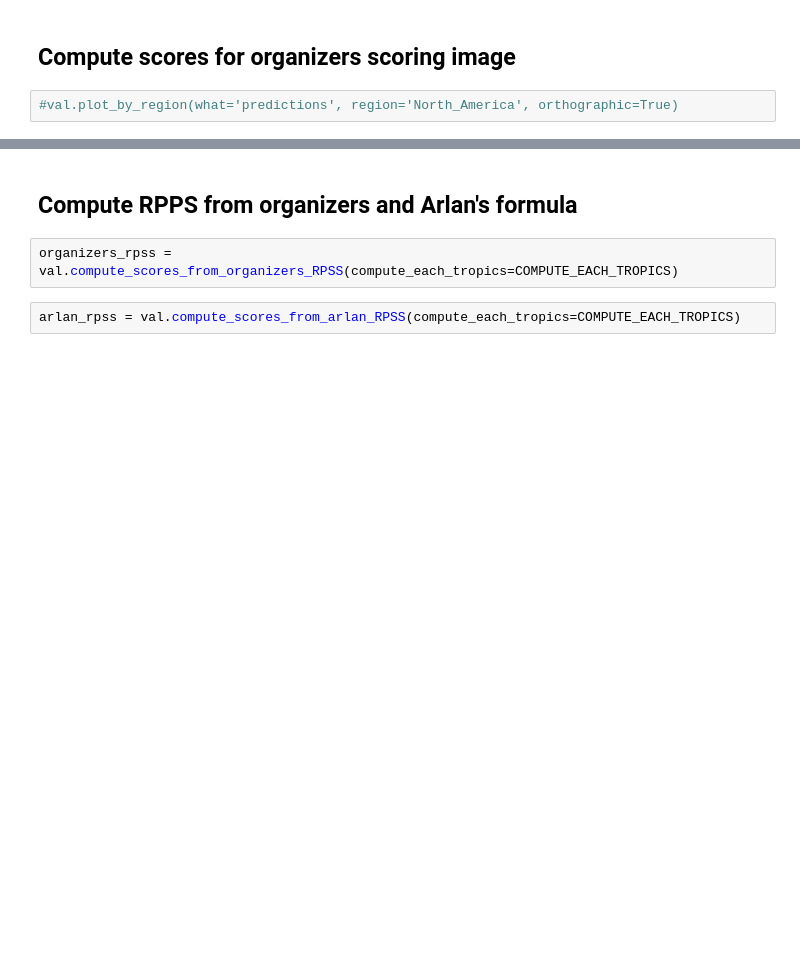
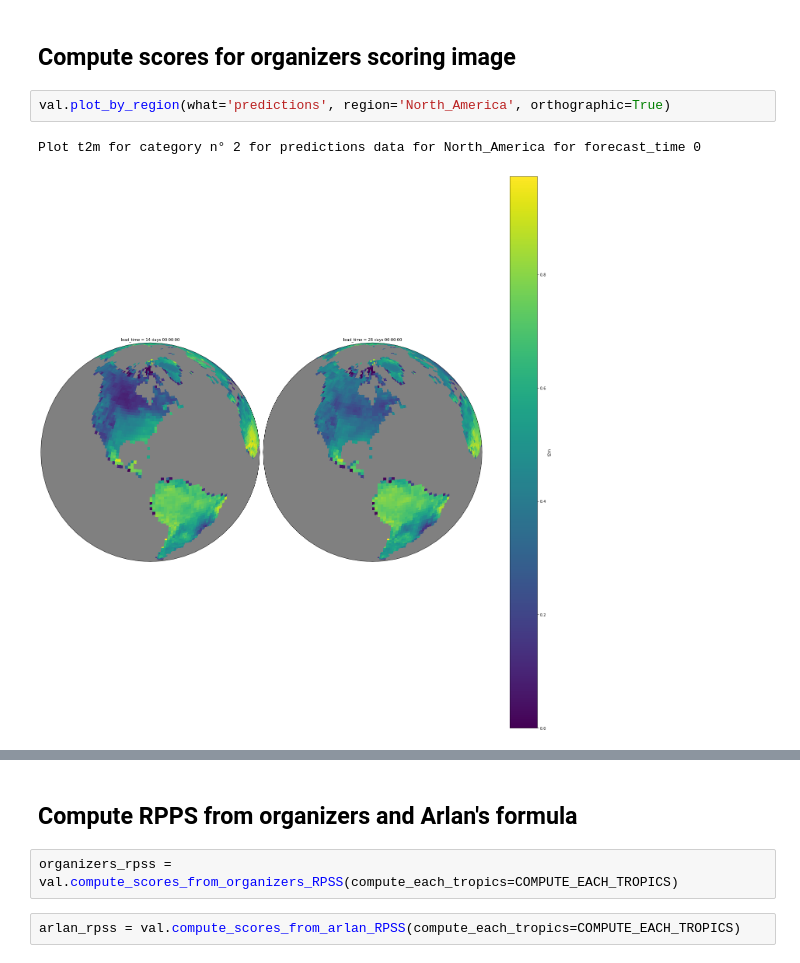
Before and after one commit to crim-ca/crims2s, a Jupyter notebook: notebooks/JG - Validation Dry.ipynb, the cells around one changed output, grey strips where cells are left out. Cells and saved outputs as stored; diff of their text form; blank space fills up the shorter version.

```diff
--- a/notebooks/JG - Validation Dry.ipynb
+++ b/notebooks/JG - Validation Dry.ipynb
@@ -418,5 +439,8 @@ rps_ML, rps_clim = val.compute_RPS(val.preds, val.obs, dim=[])
 # %% [markdown]
 ## Compute scores for organizers scoring image
 # %%
-#val.plot_by_region(what='predictions', region='North_America', orthographic=True)
+val.plot_by_region(what='predictions', region='North_America', orthographic=True)
+# %% [output]
+Plot t2m for category n° 2 for predictions data for North_America for forecast_time 0
+[figure, added]
 # %%
```
Also changed, not shown: parts of 27 cells of this notebook, 9 other files.
